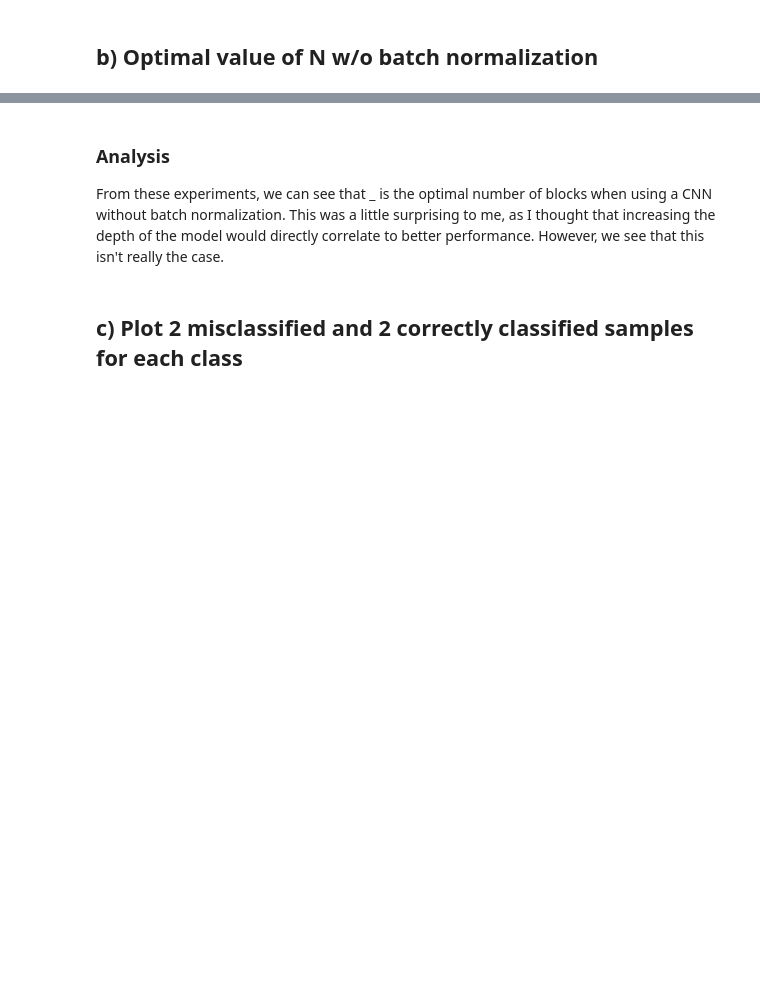
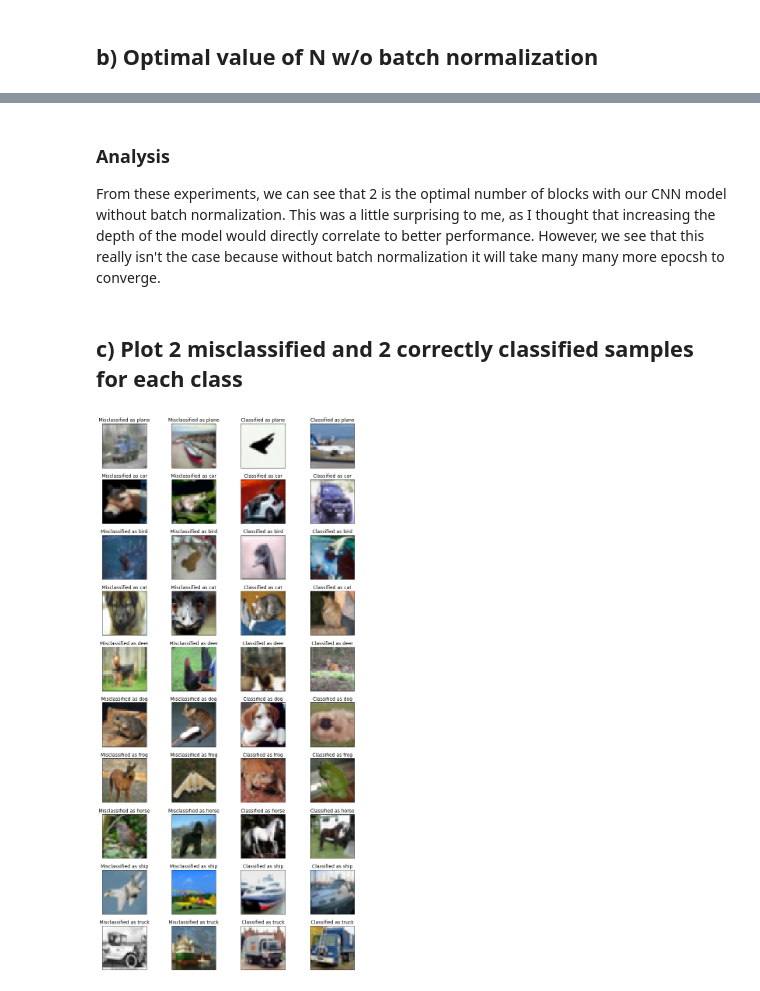
Before and after one commit to ezhang7423/ece180, a Jupyter notebook: hw6/main.ipynb, the cells around one changed output, grey strips where cells are left out. Cells and saved outputs as stored; diff of their text form; code cells hidden in the pictures; blank space fills up the shorter version.

```diff
--- a/hw6/main.ipynb
+++ b/hw6/main.ipynb
@@ -273,6 +277,61 @@ Epoch: 50 Loss: 2.3025732040405273. Train Accuracy: 10.333999633789062, Test Acc
 # %% [markdown]
 ### Analysis
 
-From these experiments, we can see that _ is the optimal number of blocks when using a CNN without batch normalization. This was a little surprising to me, as I thought that increasing the depth of the model would directly correlate to better performance. However, we see that this isn't really the case.
+From these experiments, we can see that 2 is the optimal number of blocks with our CNN model without batch normalization. This was a little surprising to me, as I thought that increasing the depth of the model would directly correlate to better performance. However, we see that this really isn't the case because without batch normalization it will take many many more epocsh to converge.
 # %% [markdown]
 ## c) Plot 2 misclassified and 2 correctly classified samples for each class
+# %%
+
+
+inv_normalize = transforms.Normalize(
+  (-1, -1, -1),
+  (2, 2, 2)
+)
+
+def plot_per_class(model):
+  # Find 2 misclassified and 2 correclty classified test samples for each output class
+  misclassified = {k: [] for k in range(10)}
+  correctly_classified = {k: [] for k in range(10)}
+
+  for images, labels in test_loader:
+      images, labels = images.to(DEVICE), labels.to(DEVICE)
+      outputs = model(images)
+      _, predicted = torch.max(outputs.data, 1)
+
+      for pred, act, image in zip(predicted, labels, images):
+          if pred != act:
+              misclassified[pred.item()].append(image) # save misclassified images
+          else:
+              correctly_classified[pred.item()].append(image) # save correctly classified
+
+  fig=plt.figure(figsize=(10, 40))
+
+  # Plot misclasssified and classified correctly
+  for clas in range(10):
+      for i in range(1, 3):
+          img = inv_normalize(misclassified[clas][i].cpu()).numpy()
+          img = np.dstack((img[0], img[1], img[2]))
+          ax = fig.add_subplot(20, 4, clas * 4 + i)
+          ax.set_xticks([])
+          ax.set_yticks([])
+          ax.set_title(f"Misclassified as {classes[clas]}")
+          plt.imshow(img)
+      for j in range(3, 5):
+          img = inv_normalize(correctly_classified[clas][j-3].cpu()).numpy()
+          img = np.dstack((img[0], img[1], img[2]))
+          ax = fig.add_subplot(20, 4, clas * 4 + j)
+          ax.set_xticks([])
+          ax.set_yticks([])
+          ax.set_title(f"Classified as {classes[clas]}")
+          plt.imshow(img)
+
+
+  plt.tight_layout()
+  plt.show()
+
+
+best_nbn = nbn_models[0]
+
+plot_per_class(best_nbn)
+# %% [output]
+[figure, added]
```
Also changed, not shown: parts of 8 cells of this notebook, 3 other files.
